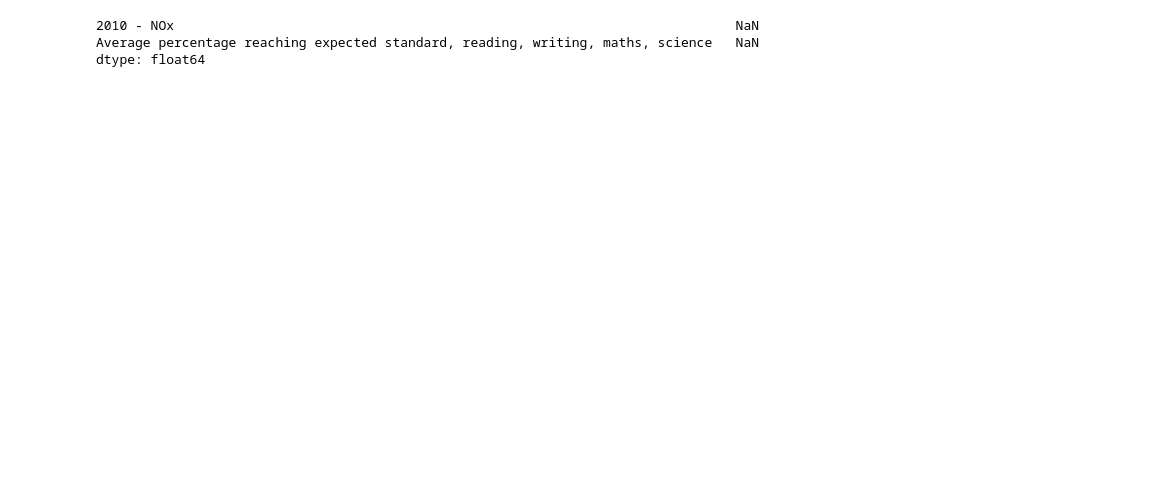
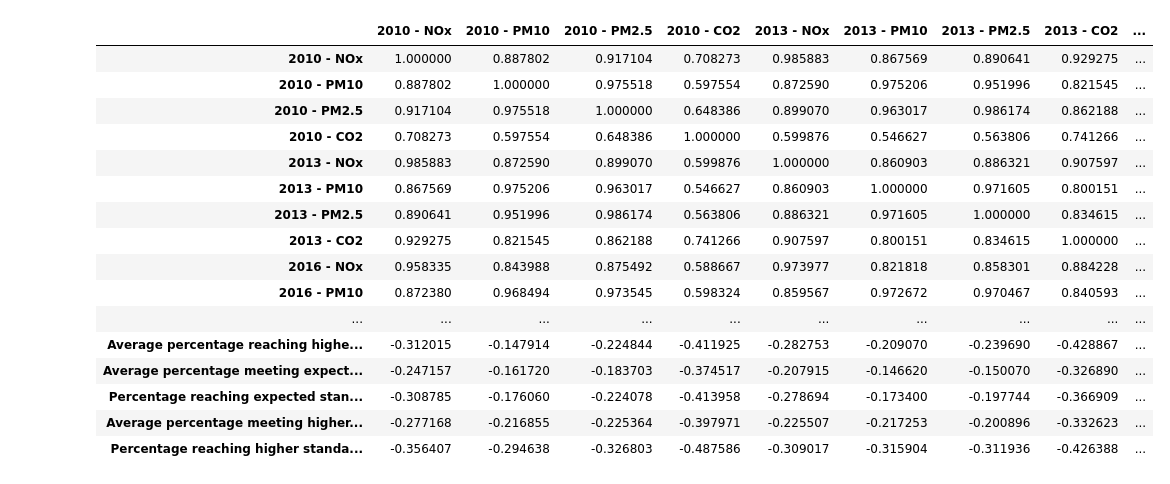
Before and after one commit to Vilma-St/Mini-project-London, a Jupyter notebook: your-code/pollution.ipynb, the cells around one changed output. Drawn from its saved outputs; the diff is of its cells as text; code cells hidden in the pictures; blank space fills up the shorter version.

```diff
--- a/your-code/pollution.ipynb
+++ b/your-code/pollution.ipynb
@@ -32,0 +48,3 @@ education.head(10)
+# %%
+new = pd.merge( emissions_summary, education, on="BOROUGHS", how="left")
+new
@@ -33,8 +70,24 @@ education.head(10)
 # %%
 #pandas.DataFrame.corrwith() - run correlations between columns in different data frames
-correlation = education[['Area','Average percentage reaching expected standard, reading, writing, maths, science']].corrwith(emissions_summary[['BOROUGHS','2010 - NOx']], axis=0)
+# Corr() seems to work fine with merged data frame
+
+correlation = new.corr(method ='pearson')
 correlation
 # %% [output]
-2010 - NOx                                                                        NaN
-Average percentage reaching expected standard, reading, writing, maths, science   NaN
-dtype: float64
+|  | 2010 - NOx | 2010 - PM10 | 2010 - PM2.5 | 2010 - CO2 | 2013 - NOx | 2013 - PM10 | 2013 - PM2.5 | 2013 - CO2 | ... |
+| 2010 - NOx | 1.000000 | 0.887802 | 0.917104 | 0.708273 | 0.985883 | 0.867569 | 0.890641 | 0.929275 | ... |
+| 2010 - PM10 | 0.887802 | 1.000000 | 0.975518 | 0.597554 | 0.872590 | 0.975206 | 0.951996 | 0.821545 | ... |
+| 2010 - PM2.5 | 0.917104 | 0.975518 | 1.000000 | 0.648386 | 0.899070 | 0.963017 | 0.986174 | 0.862188 | ... |
+| 2010 - CO2 | 0.708273 | 0.597554 | 0.648386 | 1.000000 | 0.599876 | 0.546627 | 0.563806 | 0.741266 | ... |
+| 2013 - NOx | 0.985883 | 0.872590 | 0.899070 | 0.599876 | 1.000000 | 0.860903 | 0.886321 | 0.907597 | ... |
+| 2013 - PM10 | 0.867569 | 0.975206 | 0.963017 | 0.546627 | 0.860903 | 1.000000 | 0.971605 | 0.800151 | ... |
+| 2013 - PM2.5 | 0.890641 | 0.951996 | 0.986174 | 0.563806 | 0.886321 | 0.971605 | 1.000000 | 0.834615 | ... |
+| 2013 - CO2 | 0.929275 | 0.821545 | 0.862188 | 0.741266 | 0.907597 | 0.800151 | 0.834615 | 1.000000 | ... |
+| 2016 - NOx | 0.958335 | 0.843988 | 0.875492 | 0.588667 | 0.973977 | 0.821818 | 0.858301 | 0.884228 | ... |
+| 2016 - PM10 | 0.872380 | 0.968494 | 0.973545 | 0.598324 | 0.859567 | 0.972672 | 0.970467 | 0.840593 | ... |
+| ... | ... | ... | ... | ... | ... | ... | ... | ... | ... |
+| Average percentage reaching highe... | -0.312015 | -0.147914 | -0.224844 | -0.411925 | -0.282753 | -0.209070 | -0.239690 | -0.428867 | ... |
+| Average percentage meeting expect... | -0.247157 | -0.161720 | -0.183703 | -0.374517 | -0.207915 | -0.146620 | -0.150070 | -0.326890 | ... |
+| Percentage reaching expected stan... | -0.308785 | -0.176060 | -0.224078 | -0.413958 | -0.278694 | -0.173400 | -0.197744 | -0.366909 | ... |
+| Average percentage meeting higher... | -0.277168 | -0.216855 | -0.225364 | -0.397971 | -0.225507 | -0.217253 | -0.200896 | -0.332623 | ... |
+| Percentage reaching higher standa... | -0.356407 | -0.294638 | -0.326803 | -0.487586 | -0.309017 | -0.315904 | -0.311936 | -0.426388 | ... |
```
Also changed, not shown: parts of 3 cells of this notebook.
